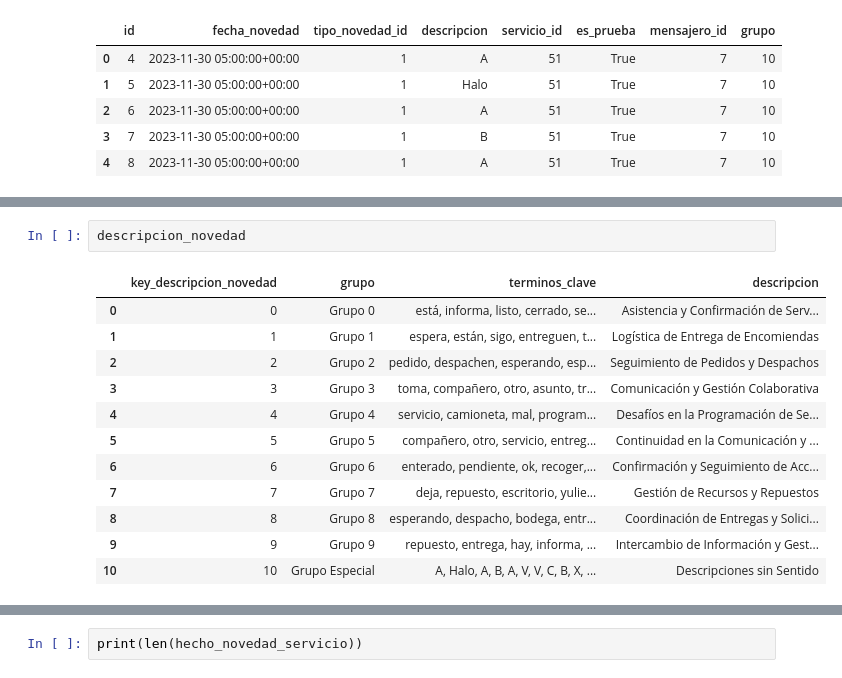
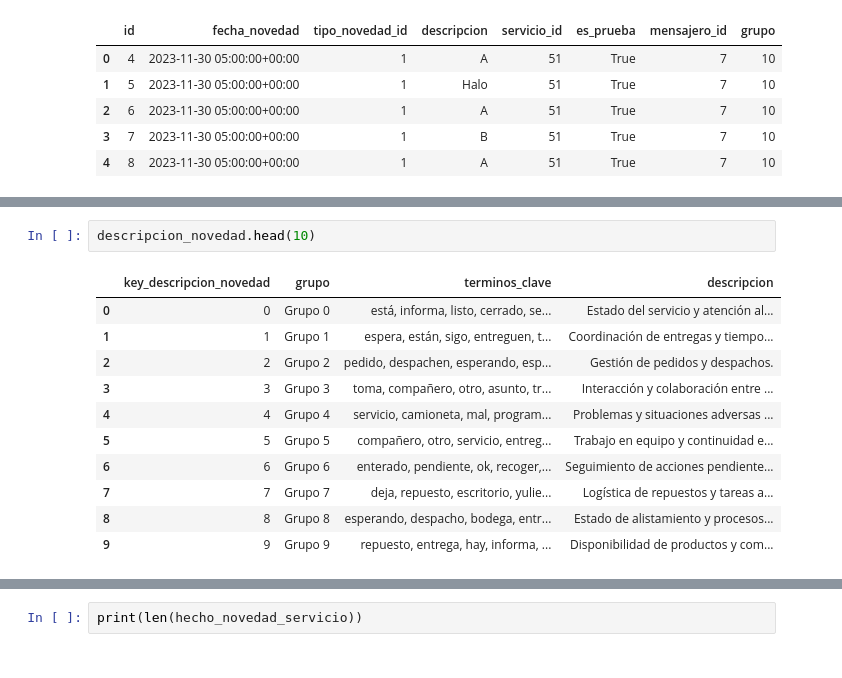
Before and after one commit to JabColV/datascience_project, a Jupyter notebook: segunda_entrega/hecho_novedades_servicio.ipynb, the cells around one changed output, grey strips where cells are left out. Saved outputs shown, nothing was run; the diff lists cells and outputs as text.

```diff
--- a/segunda_entrega/hecho_novedades_servicio.ipynb
+++ b/segunda_entrega/hecho_novedades_servicio.ipynb
@@ -163,18 +164,17 @@ nov.head(15)
 # %%
-descripcion_novedad
+descripcion_novedad.head(10)
 # %% [output]
 |  | key_descripcion_novedad | grupo | terminos_clave | descripcion |
-| 0 | 0 | Grupo 0 | está, informa, listo, cerrado, se... | Asistencia y Confirmación de Serv... |
-| 1 | 1 | Grupo 1 | espera, están, sigo, entreguen, t... | Logística de Entrega de Encomiendas |
-| 2 | 2 | Grupo 2 | pedido, despachen, esperando, esp... | Seguimiento de Pedidos y Despachos |
-| 3 | 3 | Grupo 3 | toma, compañero, otro, asunto, tr... | Comunicación y Gestión Colaborativa |
-| 4 | 4 | Grupo 4 | servicio, camioneta, mal, program... | Desafíos en la Programación de Se... |
-| 5 | 5 | Grupo 5 | compañero, otro, servicio, entreg... | Continuidad en la Comunicación y ... |
-| 6 | 6 | Grupo 6 | enterado, pendiente, ok, recoger,... | Confirmación y Seguimiento de Acc... |
-| 7 | 7 | Grupo 7 | deja, repuesto, escritorio, yulie... | Gestión de Recursos y Repuestos |
-| 8 | 8 | Grupo 8 | esperando, despacho, bodega, entr... | Coordinación de Entregas y Solici... |
-| 9 | 9 | Grupo 9 | repuesto, entrega, hay, informa, ... | Intercambio de Información y Gest... |
-| 10 | 10 | Grupo Especial | A, Halo, A, B, A, V, V, C, B, X, ... | Descripciones sin Sentido |
+| 0 | 0 | Grupo 0 | está, informa, listo, cerrado, se... | Estado del servicio y atención al... |
+| 1 | 1 | Grupo 1 | espera, están, sigo, entreguen, t... | Coordinación de entregas y tiempo... |
+| 2 | 2 | Grupo 2 | pedido, despachen, esperando, esp... | Gestión de pedidos y despachos. |
+| 3 | 3 | Grupo 3 | toma, compañero, otro, asunto, tr... | Interacción y colaboración entre ... |
+| 4 | 4 | Grupo 4 | servicio, camioneta, mal, program... | Problemas y situaciones adversas ... |
+| 5 | 5 | Grupo 5 | compañero, otro, servicio, entreg... | Trabajo en equipo y continuidad e... |
+| 6 | 6 | Grupo 6 | enterado, pendiente, ok, recoger,... | Seguimiento de acciones pendiente... |
+| 7 | 7 | Grupo 7 | deja, repuesto, escritorio, yulie... | Logística de repuestos y tareas a... |
+| 8 | 8 | Grupo 8 | esperando, despacho, bodega, entr... | Estado de alistamiento y procesos... |
+| 9 | 9 | Grupo 9 | repuesto, entrega, hay, informa, ... | Disponibilidad de productos y com... |
 # %%
 # Contar solicitudes por cada 'key_descripcion_novedad'
 cantidad_por_descripcion_novedad = hecho_novedad_servicio.groupby("key_descripcion_novedad").size().reset_index(name="cantidad_por_descripcion_novedad")
```
Also changed, not shown: parts of 4 cells of this notebook, 4 other files.
